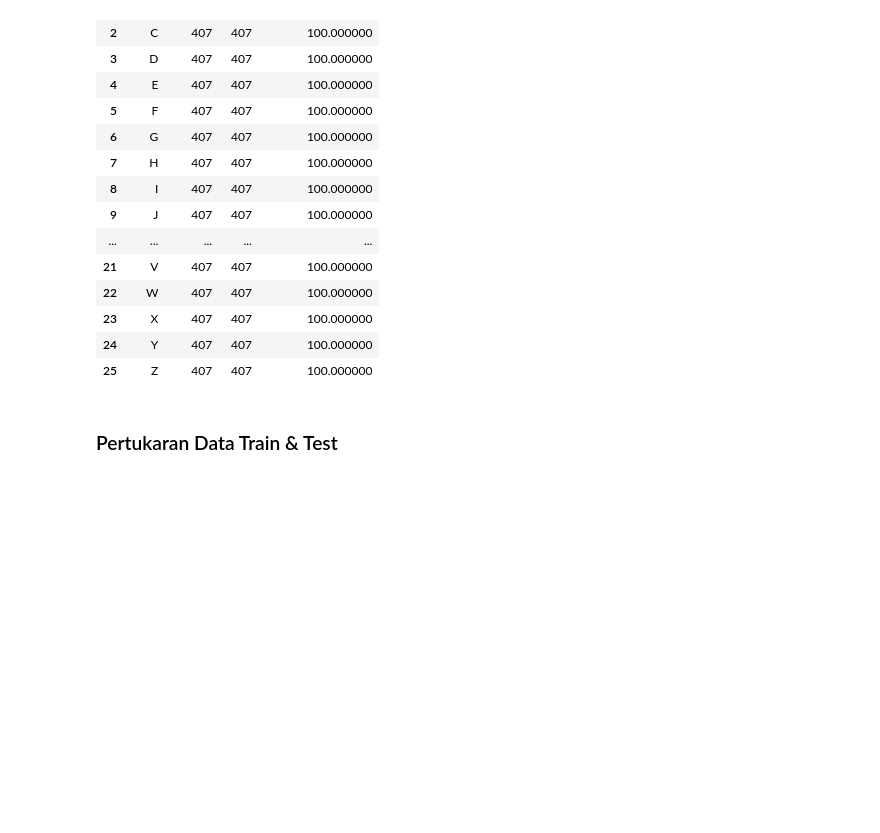
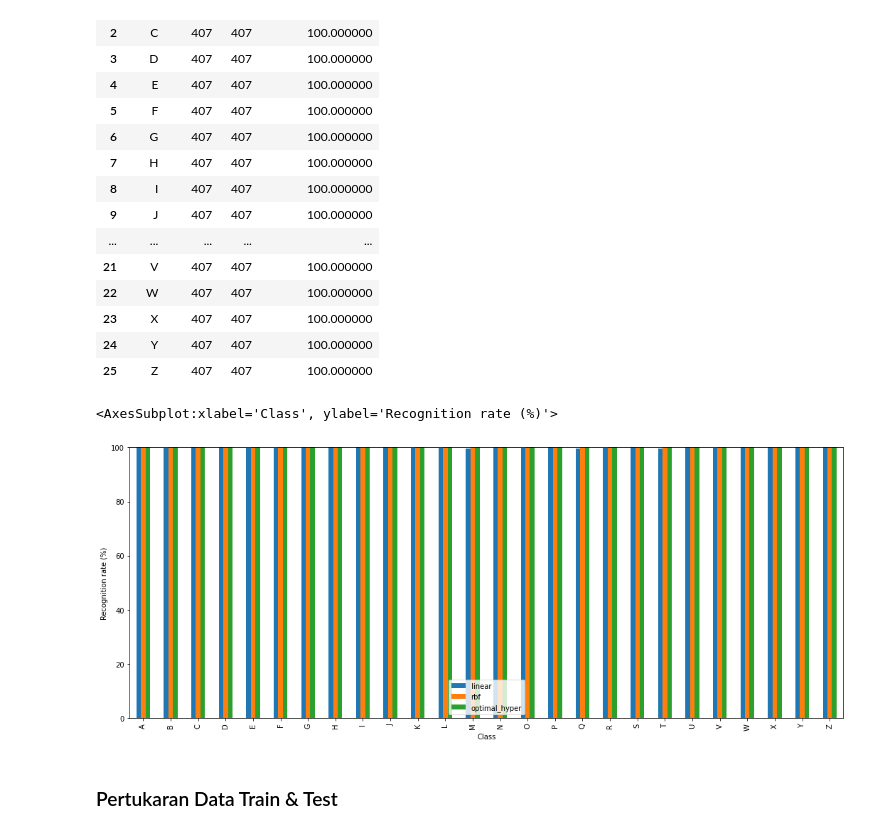
Before and after one commit to alfianisnan26/Letter_ML, a Jupyter notebook: machine_learning/decision-trees.ipynb, the cells around one changed output. Drawn from its saved outputs; the diff is of its cells as text; code cells hidden in the pictures; blank space fills up the shorter version.

```diff
--- a/machine_learning/decision-trees.ipynb
+++ b/machine_learning/decision-trees.ipynb
@@ -35,7 +36,7 @@ import string
 # %%
 from sklearn.model_selection import KFold
 from sklearn.model_selection import GridSearchCV
-def classifier(xtrain, ytrain, xtest, ytest, parameters, n_folds, msg):
+def classifier(xtrain, ytrain, xtest, parameters, n_folds, msg):
     dtree = DecisionTreeClassifier(criterion = "gini",
                                    random_state = 100)
     tree = GridSearchCV(dtree, parameters,
@@ -78,7 +79,7 @@ def pred_table(res):
     return pred_table.reset_index(drop=True)
 # %%
 def generatePred(xtrain, ytrain, xtest, ytest, param, nf, msg):
-    pred = classifier(xtrain, ytrain, xtest, ytest, param, nf, msg)
+    pred = classifier(xtrain, ytrain, xtest, param, nf, msg)
     y_pred = pd.DataFrame(pred, columns=["Prediction"])
     y_test = ytest.rename(columns={"letter": "Expected"})
     res = pd.concat([y_pred, y_test], axis='columns')
@@ -87,6 +88,22 @@ def generatePred(xtrain, ytrain, xtest, ytest, param, nf, msg):
     export = pred_table(res)
     display(caption(export, "Recognition rate for every class"))
     return export
+# %%
+def recognition_compare_graph(a, b, c, ka, kb, kc):
+    pred_table_1= a
+    pred_table_2= b
+    percent_1 = pred_table_1["Recognition rate (%)"]
+    percent_1 = percent_1.rename(ka)
+    percent_2 = pred_table_2["Recognition rate (%)"]
+    percent_2 = percent_2.rename(kb)
+    df_alphabets = pd.DataFrame(list(string.ascii_uppercase))
+    pred_table_3= c
+    percent_3 = pred_table_3["Recognition rate (%)"]
+    percent_3 = percent_3.rename(kc)
+    percent = pd.concat([df_alphabets, percent_1, percent_2, percent_3], axis="columns")
+    plot = percent.plot.bar(figsize=(18, 7), ylim=[0, 100])
+    plot.set(xlabel="Class", xticklabels=list(string.ascii_uppercase), ylabel="Recognition rate (%)")
+    return plot
 # %% [markdown]
 ### Tahap Persiapan Data
 # %% [markdown]
@@ -232,6 +249,11 @@ Recognition rate for every class
 | 23 | X | 407 | 407 | 100.000000 |
 | 24 | Y | 407 | 407 | 100.000000 |
 | 25 | Z | 407 | 407 | 100.000000 |
+# %%
+recognition_compare_graph(export1A, export2A, export3A, "linear", "rbf", "optimal_hyper")
+# %% [output]
+<AxesSubplot:xlabel='Class', ylabel='Recognition rate (%)'>
+[figure, added]
 # %% [markdown]
 ### Pertukaran Data Train & Test
 # %% [markdown]
```
Also changed, not shown: parts of 2 cells of this notebook, 2 other files.
